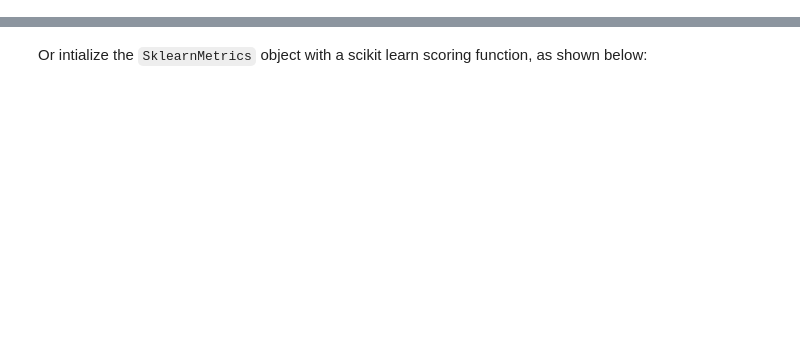
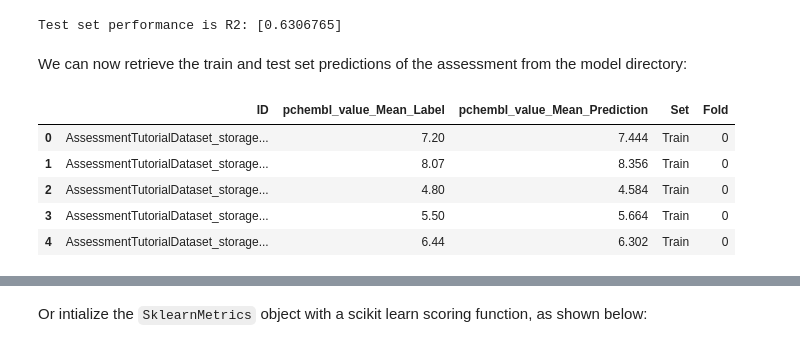
Before and after one commit to CDDLeiden/QSPRpred, a Jupyter notebook: tutorials/basics/modelling/model_assessment.ipynb, the cells around one changed output, grey strips where cells are left out. Saved outputs shown, nothing was run; the diff lists cells and outputs as text; code cells hidden in the pictures; blank space fills up the shorter version.

```diff
--- a/tutorials/basics/modelling/model_assessment.ipynb
+++ b/tutorials/basics/modelling/model_assessment.ipynb
@@ -86,0 +64,29 @@ array([0.63378212, 0.64599353, 0.67213109, 0.65261028, 0.57733319])
+# %%
+from qsprpred.models import Assessor
+from qsprpred.data import RandomSplit
+
+# Instantiate the assessor with a name, scoring metric and split method
+assessor = Assessor(
+    name = "basic_assessor",
+    scoring = "r2",
+    split = RandomSplit(test_fraction=0.2),
+)
+
+# Run the assessment by passing the model and dataset
+print(f"Test set performance is R2: {assessor(model, dataset)}")
+# %% [output]
+Test set performance is R2: [0.6306765]
+# %% [markdown]
+We can now retrieve the train and test set predictions of the assessment from the model directory:
+# %%
+import pandas as pd
+
+results = pd.read_csv(f"{model.outPrefix}_basic_assessor.tsv", sep="\t")
+results.head()
+# %% [output]
+|  | ID | pchembl_value_Mean_Label | pchembl_value_Mean_Prediction | Set | Fold |
+| 0 | AssessmentTutorialDataset_storage... | 7.20 | 7.444 | Train | 0 |
+| 1 | AssessmentTutorialDataset_storage... | 8.07 | 8.356 | Train | 0 |
+| 2 | AssessmentTutorialDataset_storage... | 4.80 | 4.584 | Train | 0 |
+| 3 | AssessmentTutorialDataset_storage... | 5.50 | 5.664 | Train | 0 |
+| 4 | AssessmentTutorialDataset_storage... | 6.44 | 6.302 | Train | 0 |
```
Also changed, not shown: parts of 29 cells of this notebook.
